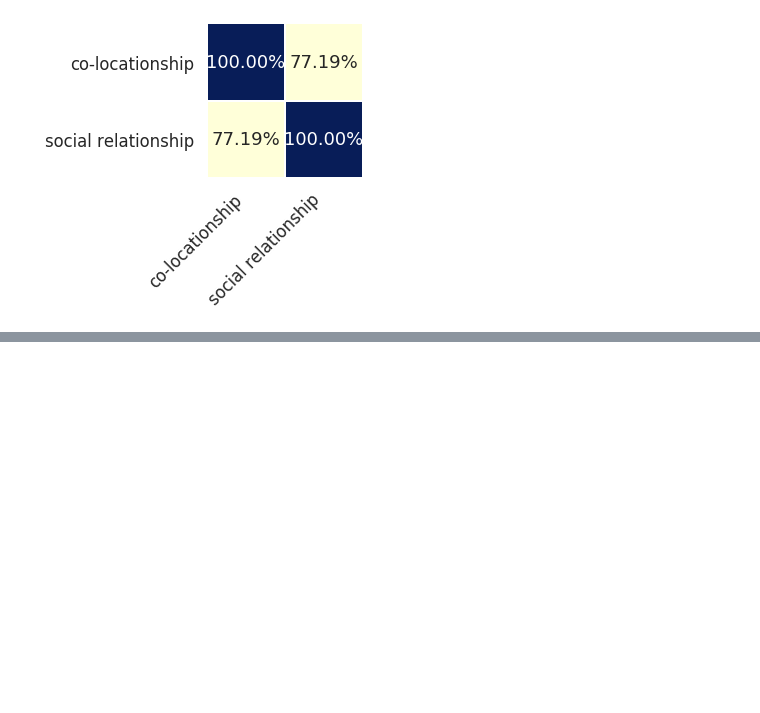
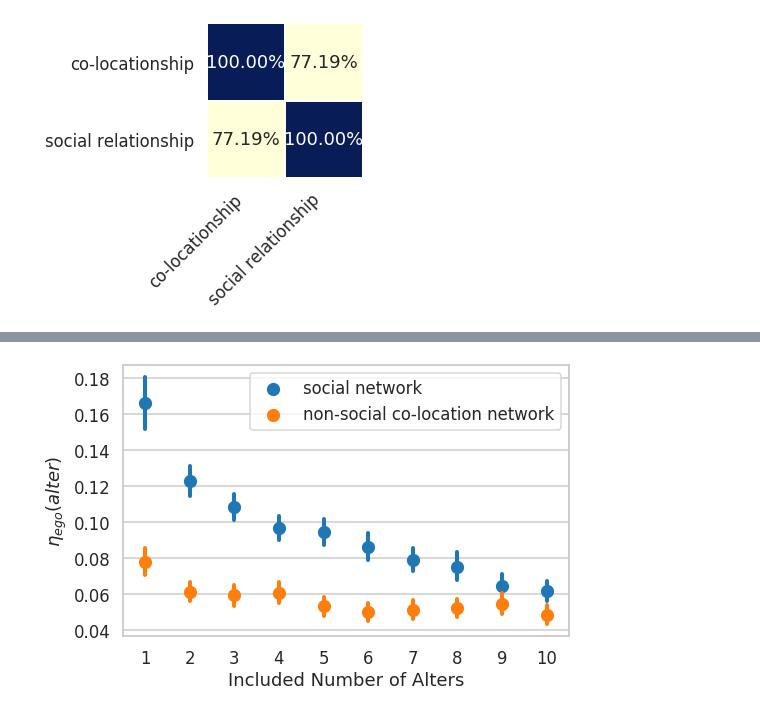
Before and after one commit to Magica-Chen/co-locationship, a Jupyter notebook: example/example_weeplaces.ipynb, the cells around one changed output, grey strips where cells are left out. Cells and saved outputs as stored; diff of their text form; code cells hidden in the pictures; blank space fills up the shorter version.

```diff
--- a/example/example_weeplaces.ipynb
+++ b/example/example_weeplaces.ipynb
@@ -192,0 +230,4 @@ consistency_test = compare_v2.stats_test_consistency(target='ego+alters')
+# %%
+ODLR_errorbar_v3 = compare_v3.plot_errorbar(target='ODLR', l=8,w=5)
+# %% [output]
+[figure, added]
```
Also changed, not shown: parts of 14 cells of this notebook.
